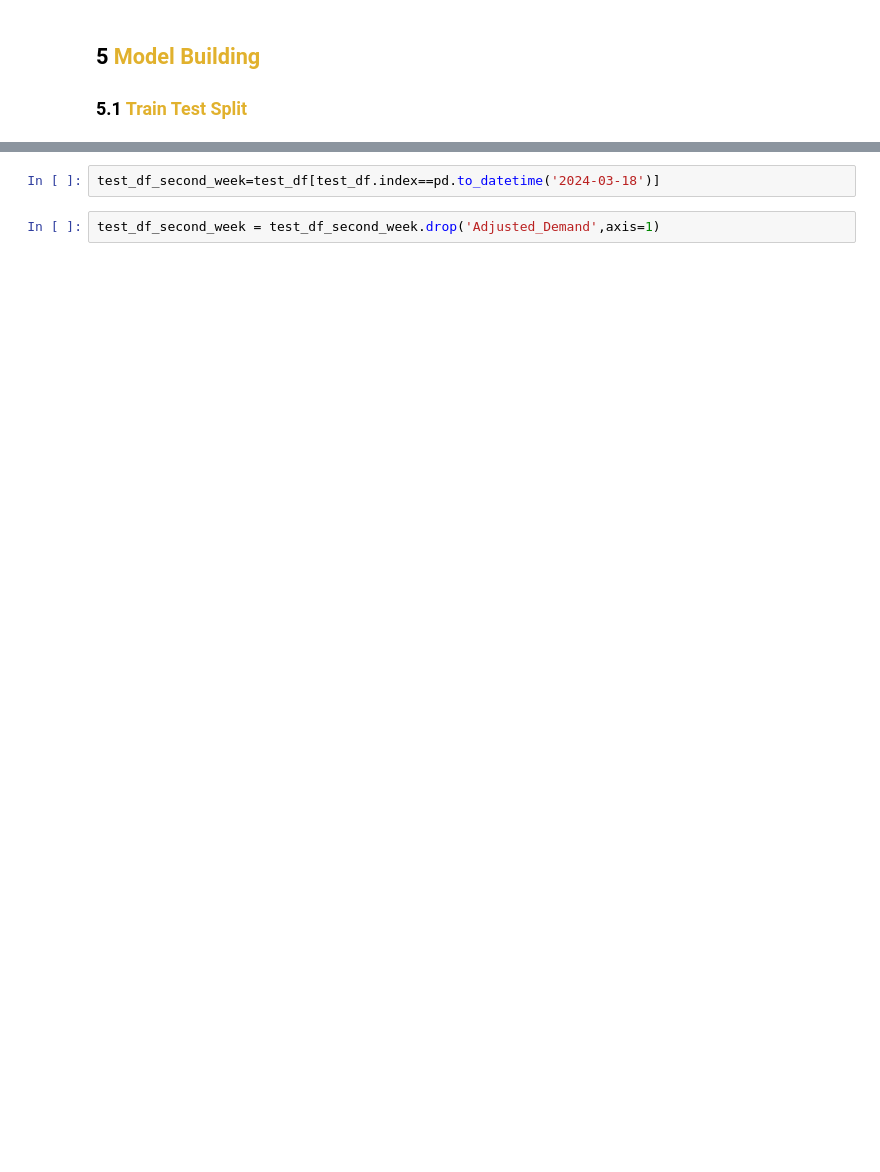
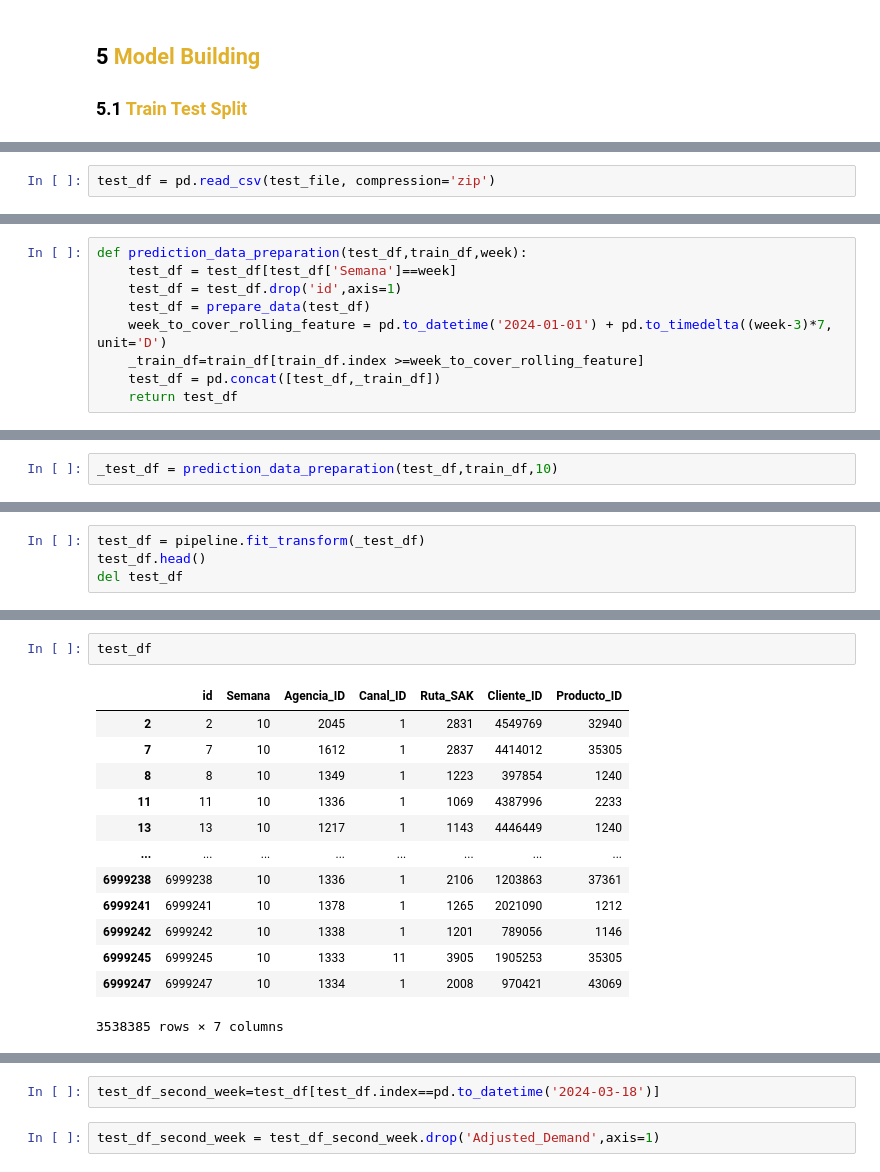
Before and after one commit to agshiv92/Azure_ML_project-2, a Jupyter notebook: group-bimbo-predictive-model.ipynb, the cells around one changed output, grey strips where cells are left out. Saved outputs shown, nothing was run; the diff lists cells and outputs as text; blank space fills up the shorter version.

```diff
--- a/group-bimbo-predictive-model.ipynb
+++ b/group-bimbo-predictive-model.ipynb
@@ -677,0 +845,2 @@ gc.collect()
+# %%
+test_df = pd.read_csv(test_file, compression='zip')
@@ -677,0 +850,9 @@ gc.collect()
+# %%
+def prediction_data_preparation(test_df,train_df,week):
+    test_df = test_df[test_df['Semana']==week]
+    test_df = test_df.drop('id',axis=1)
+    test_df = prepare_data(test_df)
+    week_to_cover_rolling_feature = pd.to_datetime('2024-01-01') + pd.to_timedelta((week-3)*7, unit='D')
+    _train_df=train_df[train_df.index >=week_to_cover_rolling_feature]
+    test_df = pd.concat([test_df,_train_df])
+    return test_df
@@ -677,0 +863,2 @@ gc.collect()
+# %%
+_test_df = prediction_data_preparation(test_df,train_df,10)
@@ -677,0 +894,4 @@ gc.collect()
+# %%
+test_df = pipeline.fit_transform(_test_df)
+test_df.head()
+del test_df
@@ -678,3 +910,19 @@ gc.collect()
+# %%
+test_df
+# %% [output]
+|  | id | Semana | Agencia_ID | Canal_ID | Ruta_SAK | Cliente_ID | Producto_ID |
+| 2 | 2 | 10 | 2045 | 1 | 2831 | 4549769 | 32940 |
+| 7 | 7 | 10 | 1612 | 1 | 2837 | 4414012 | 35305 |
+| 8 | 8 | 10 | 1349 | 1 | 1223 | 397854 | 1240 |
+| 11 | 11 | 10 | 1336 | 1 | 1069 | 4387996 | 2233 |
+| 13 | 13 | 10 | 1217 | 1 | 1143 | 4446449 | 1240 |
+| ... | ... | ... | ... | ... | ... | ... | ... |
+| 6999238 | 6999238 | 10 | 1336 | 1 | 2106 | 1203863 | 37361 |
+| 6999241 | 6999241 | 10 | 1378 | 1 | 1265 | 2021090 | 1212 |
+| 6999242 | 6999242 | 10 | 1338 | 1 | 1201 | 789056 | 1146 |
+| 6999245 | 6999245 | 10 | 1333 | 11 | 3905 | 1905253 | 35305 |
+| 6999247 | 6999247 | 10 | 1334 | 1 | 2008 | 970421 | 43069 |
+3538385 rows × 7 columns
 # %%
 submission_df=pd.DataFrame()
 test_df = pd.read_csv(test_file, compression='zip')
```
Also changed, not shown: parts of 57 cells of this notebook.
